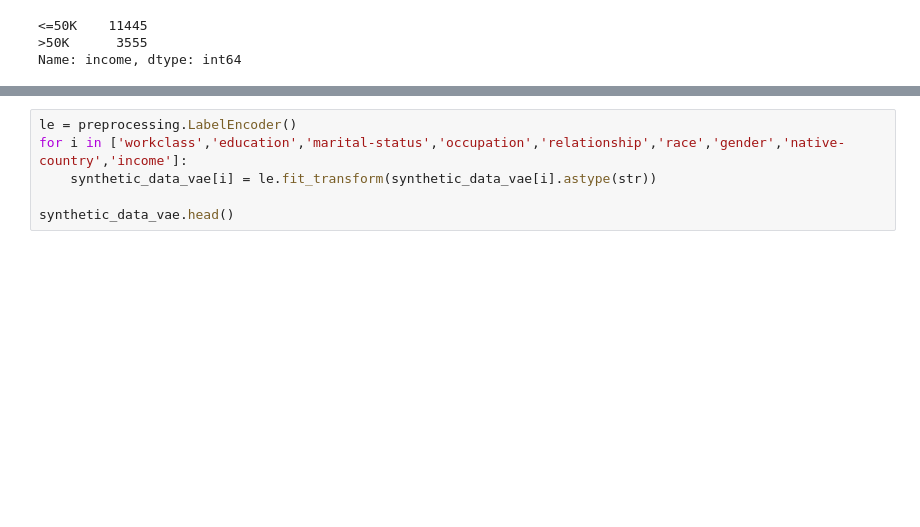
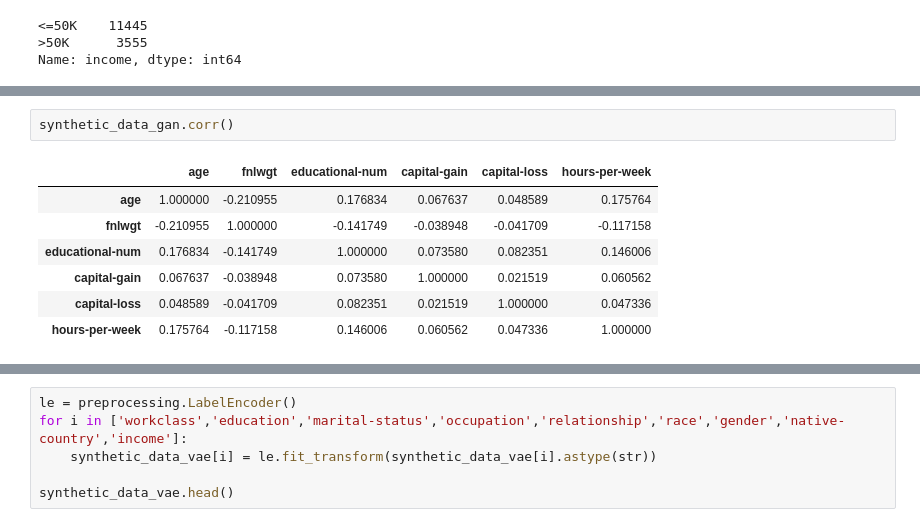
Before and after one commit to SyedMunazzir90/Synthetic-Data-Generator, a Jupyter notebook: Synthetic_Data_Generator_SDV_GAN_VAE.ipynb, the cells around one changed output, grey strips where cells are left out. Saved outputs shown, nothing was run; the diff lists cells and outputs as text; blank space fills up the shorter version.

```diff
--- a/Synthetic_Data_Generator_SDV_GAN_VAE.ipynb
+++ b/Synthetic_Data_Generator_SDV_GAN_VAE.ipynb
@@ -331,0 +369,10 @@ Name: income, dtype: int64
+# %%
+synthetic_data_gan.corr()
+# %% [output]
+|  | age | fnlwgt | educational-num | capital-gain | capital-loss | hours-per-week |
+| age | 1.000000 | -0.210955 | 0.176834 | 0.067637 | 0.048589 | 0.175764 |
+| fnlwgt | -0.210955 | 1.000000 | -0.141749 | -0.038948 | -0.041709 | -0.117158 |
+| educational-num | 0.176834 | -0.141749 | 1.000000 | 0.073580 | 0.082351 | 0.146006 |
+| capital-gain | 0.067637 | -0.038948 | 0.073580 | 1.000000 | 0.021519 | 0.060562 |
+| capital-loss | 0.048589 | -0.041709 | 0.082351 | 0.021519 | 1.000000 | 0.047336 |
+| hours-per-week | 0.175764 | -0.117158 | 0.146006 | 0.060562 | 0.047336 | 1.000000 |
```
Also changed, not shown: parts of 18 cells of this notebook.
